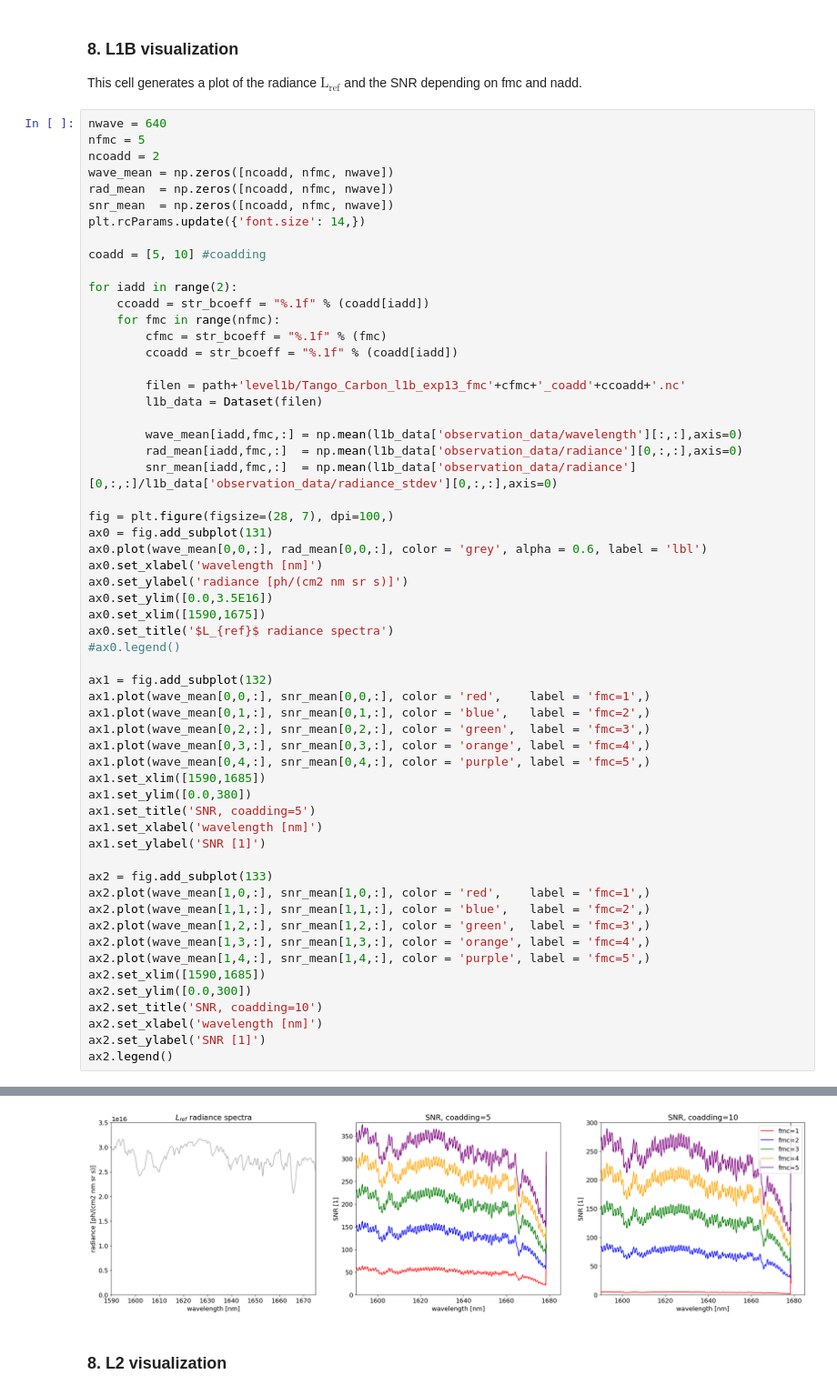
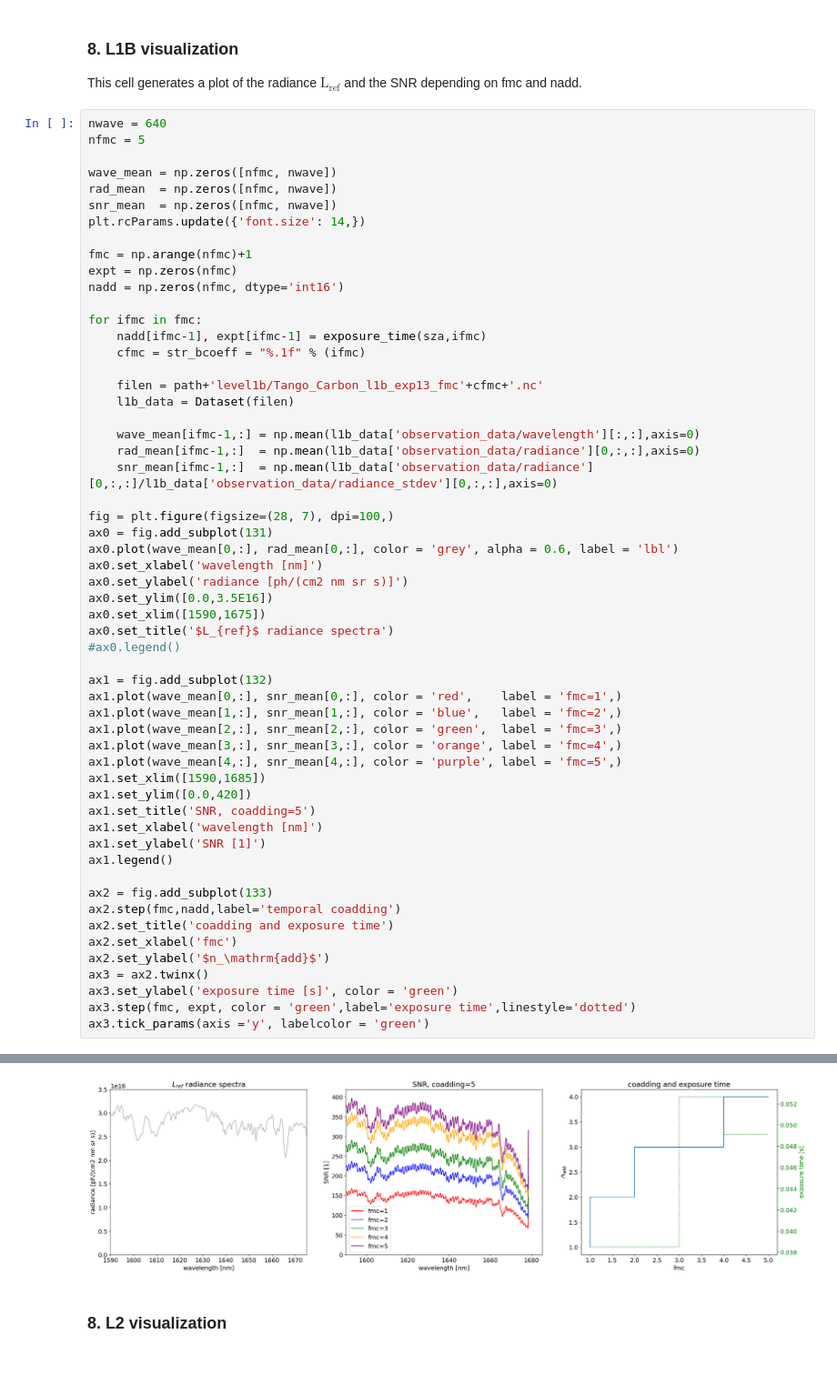
Before and after one commit to undomained/teds, a Jupyter notebook: examples/exp13_fmc_precision/exp13_fmc_precision.ipynb, the cells around one changed output, grey strips where cells are left out. Shown: that part at 91% size. Cells and saved outputs as stored; diff of their text form; blank space fills up the shorter version.

```diff
--- a/examples/exp13_fmc_precision/exp13_fmc_precision.ipynb
+++ b/examples/exp13_fmc_precision/exp13_fmc_precision.ipynb
@@ -138,30 +174,30 @@ This cell generates a plot of the radiance $\mathrm{L_{ref}}$ and the SNR depend
 # %%
 nwave = 640
 nfmc = 5
-ncoadd = 2
-wave_mean = np.zeros([ncoadd, nfmc, nwave])
-rad_mean  = np.zeros([ncoadd, nfmc, nwave])
-snr_mean  = np.zeros([ncoadd, nfmc, nwave])
+
+wave_mean = np.zeros([nfmc, nwave])
+rad_mean  = np.zeros([nfmc, nwave])
+snr_mean  = np.zeros([nfmc, nwave])
 plt.rcParams.update({'font.size': 14,})
 
-coadd = [5, 10] #coadding
+fmc = np.arange(nfmc)+1
+expt = np.zeros(nfmc)
+nadd = np.zeros(nfmc, dtype='int16')
 
-for iadd in range(2):
-    ccoadd = str_bcoeff = "%.1f" % (coadd[iadd])
-    for fmc in range(nfmc):
-        cfmc = str_bcoeff = "%.1f" % (fmc)
-        ccoadd = str_bcoeff = "%.1f" % (coadd[iadd])
+for ifmc in fmc:
+    nadd[ifmc-1], expt[ifmc-1] = exposure_time(sza,ifmc)
+    cfmc = str_bcoeff = "%.1f" % (ifmc)
 
-        filen = path+'level1b/Tango_Carbon_l1b_exp13_fmc'+cfmc+'_coadd'+ccoadd+'.nc'
-        l1b_data = Dataset(filen)
+    filen = path+'level1b/Tango_Carbon_l1b_exp13_fmc'+cfmc+'.nc'
+    l1b_data = Dataset(filen)
 
-        wave_mean[iadd,fmc,:] = np.mean(l1b_data['observation_data/wavelength'][:,:],axis=0)
-        rad_mean[iadd,fmc,:]  = np.mean(l1b_data['observation_data/radiance'][0,:,:],axis=0)
-        snr_mean[iadd,fmc,:]  = np.mean(l1b_data['observation_data/radiance'][0,:,:]/l1b_data['observation_data/radiance_stdev'][0,:,:],axis=0)
+    wave_mean[ifmc-1,:] = np.mean(l1b_data['observation_data/wavelength'][:,:],axis=0)
+    rad_mean[ifmc-1,:]  = np.mean(l1b_data['observation_data/radiance'][0,:,:],axis=0)
+    snr_mean[ifmc-1,:]  = np.mean(l1b_data['observation_data/radiance'][0,:,:]/l1b_data['observation_data/radiance_stdev'][0,:,:],axis=0)
 
 fig = plt.figure(figsize=(28, 7), dpi=100,)
 ax0 = fig.add_subplot(131)
-ax0.plot(wave_mean[0,0,:], rad_mean[0,0,:], color = 'grey', alpha = 0.6, label = 'lbl')
+ax0.plot(wave_mean[0,:], rad_mean[0,:], color = 'grey', alpha = 0.6, label = 'lbl')
 ax0.set_xlabel('wavelength [nm]')
 ax0.set_ylabel('radiance [ph/(cm2 nm sr s)]')
 ax0.set_ylim([0.0,3.5E16])
@@ -170,27 +206,25 @@ ax0.set_title('$L_{ref}$ radiance spectra')
 #ax0.legend()
 
 ax1 = fig.add_subplot(132)
-ax1.plot(wave_mean[0,0,:], snr_mean[0,0,:], color = 'red',    label = 'fmc=1',)
-ax1.plot(wave_mean[0,1,:], snr_mean[0,1,:], color = 'blue',   label = 'fmc=2',)
-ax1.plot(wave_mean[0,2,:], snr_mean[0,2,:], color = 'green',  label = 'fmc=3',)
-ax1.plot(wave_mean[0,3,:], snr_mean[0,3,:], color = 'orange', label = 'fmc=4',)
-ax1.plot(wave_mean[0,4,:], snr_mean[0,4,:], color = 'purple', label = 'fmc=5',)
+ax1.plot(wave_mean[0,:], snr_mean[0,:], color = 'red',    label = 'fmc=1',)
+ax1.plot(wave_mean[1,:], snr_mean[1,:], color = 'blue',   label = 'fmc=2',)
+ax1.plot(wave_mean[2,:], snr_mean[2,:], color = 'green',  label = 'fmc=3',)
+ax1.plot(wave_mean[3,:], snr_mean[3,:], color = 'orange', label = 'fmc=4',)
+ax1.plot(wave_mean[4,:], snr_mean[4,:], color = 'purple', label = 'fmc=5',)
 ax1.set_xlim([1590,1685])
-ax1.set_ylim([0.0,380])
+ax1.set_ylim([0.0,420])
 ax1.set_title('SNR, coadding=5')
 ax1.set_xlabel('wavelength [nm]')
 ax1.set_ylabel('SNR [1]')
+ax1.legend()
 
 ax2 = fig.add_subplot(133)
-ax2.plot(wave_mean[1,0,:], snr_mean[1,0,:], color = 'red',    label = 'fmc=1',)
-ax2.plot(wave_mean[1,1,:], snr_mean[1,1,:], color = 'blue',   label = 'fmc=2',)
-ax2.plot(wave_mean[1,2,:], snr_mean[1,2,:], color = 'green',  label = 'fmc=3',)
-ax2.plot(wave_mean[1,3,:], snr_mean[1,3,:], color = 'orange', label = 'fmc=4',)
-ax2.plot(wave_mean[1,4,:], snr_mean[1,4,:], color = 'purple', label = 'fmc=5',)
-ax2.set_xlim([1590,1685])
-ax2.set_ylim([0.0,300])
-ax2.set_title('SNR, coadding=10')
-ax2.set_xlabel('wavelength [nm]')
-ax2.set_ylabel('SNR [1]')
-ax2.legend()
+ax2.step(fmc,nadd,label='temporal coadding')
+ax2.set_title('coadding and exposure time')
+ax2.set_xlabel('fmc')
+ax2.set_ylabel('$n_\mathrm{add}$')
+ax3 = ax2.twinx()
+ax3.set_ylabel('exposure time [s]', color = 'green')
+ax3.step(fmc, expt, color = 'green',label='exposure time',linestyle='dotted')
+ax3.tick_params(axis ='y', labelcolor = 'green')
 # %% [output]
@@ -198,4 +231,4 @@ ax2.legend()
-[figure, old version]
+[figure, new version]
 # %% [markdown]
 ### 8. L2 visualization
 # %%
```
Also changed, not shown: parts of 11 cells of this notebook.
